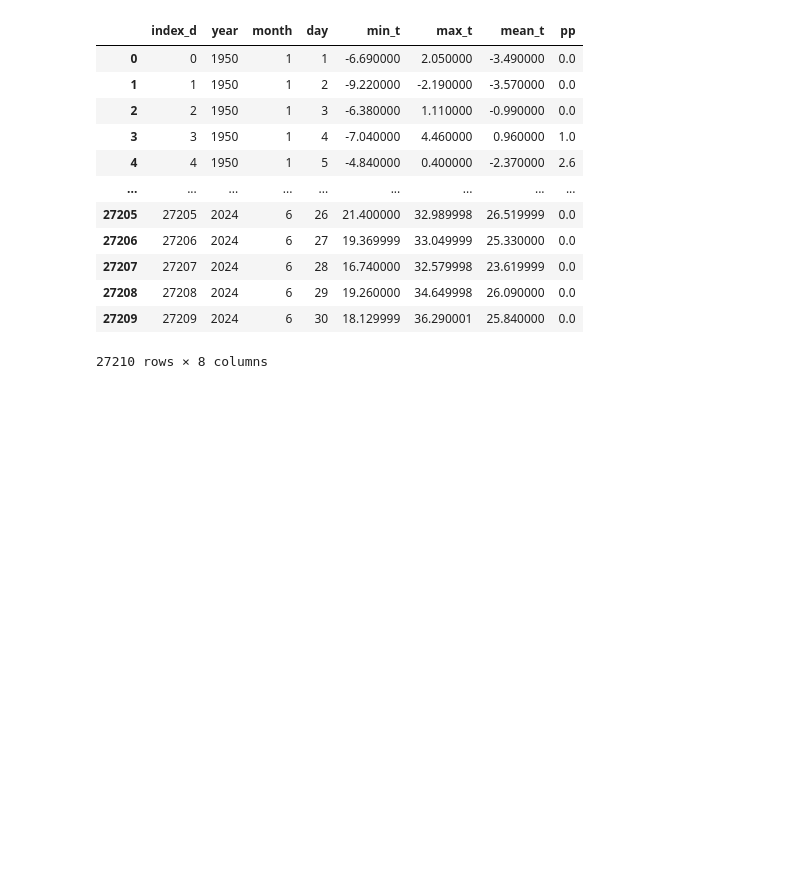
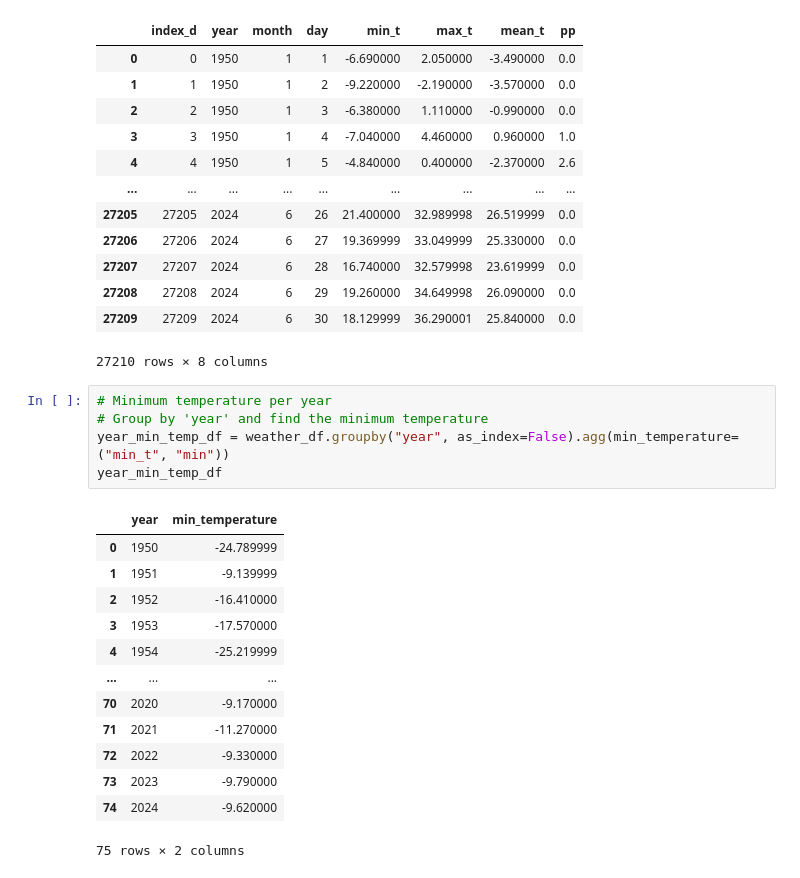
Before and after one commit to paunstefan/europe_weather_data, a Jupyter notebook: notebook.ipynb, the cells around one changed output. Saved outputs shown, nothing was run; the diff lists cells and outputs as text; blank space fills up the shorter version.

```diff
--- a/notebook.ipynb
+++ b/notebook.ipynb
@@ -36,3 +34,22 @@ weather_df
 | 27208 | 27208 | 2024 | 6 | 29 | 19.260000 | 34.649998 | 26.090000 | 0.0 |
 | 27209 | 27209 | 2024 | 6 | 30 | 18.129999 | 36.290001 | 25.840000 | 0.0 |
 27210 rows × 8 columns
+# %%
+# Minimum temperature per year
+# Group by 'year' and find the minimum temperature
+year_min_temp_df = weather_df.groupby("year", as_index=False).agg(min_temperature=("min_t", "min"))
+year_min_temp_df
+# %% [output]
+|  | year | min_temperature |
+| 0 | 1950 | -24.789999 |
+| 1 | 1951 | -9.139999 |
+| 2 | 1952 | -16.410000 |
+| 3 | 1953 | -17.570000 |
+| 4 | 1954 | -25.219999 |
+| ... | ... | ... |
+| 70 | 2020 | -9.170000 |
+| 71 | 2021 | -11.270000 |
+| 72 | 2022 | -9.330000 |
+| 73 | 2023 | -9.790000 |
+| 74 | 2024 | -9.620000 |
+75 rows × 2 columns
```
Also changed, not shown: parts of 4 cells of this notebook, 2 other files.
